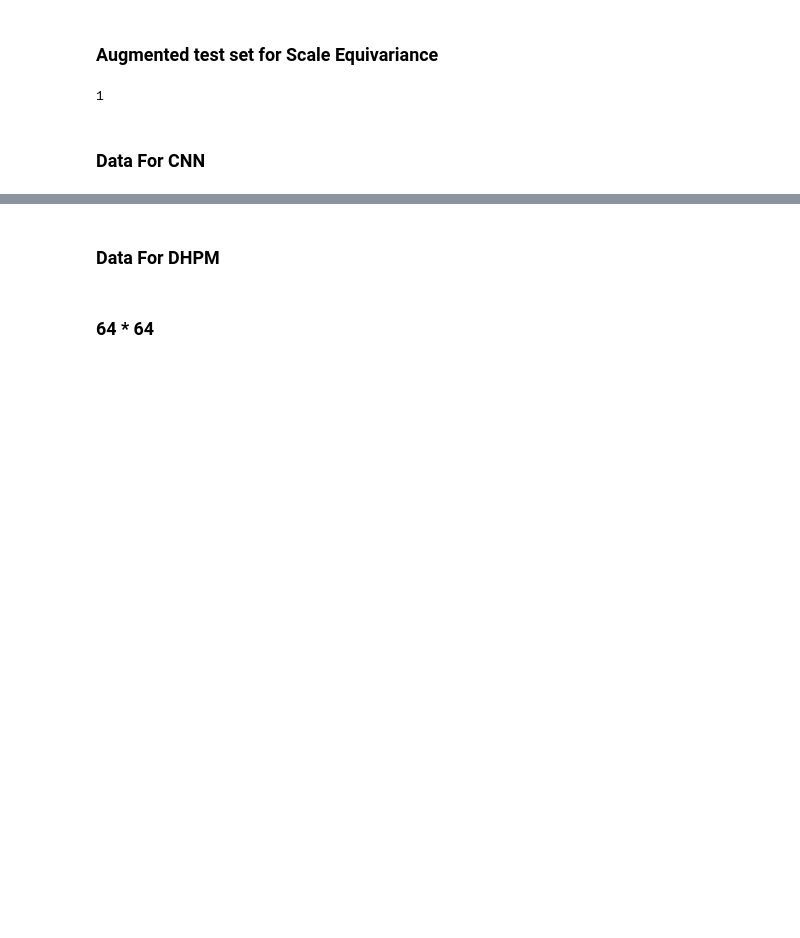
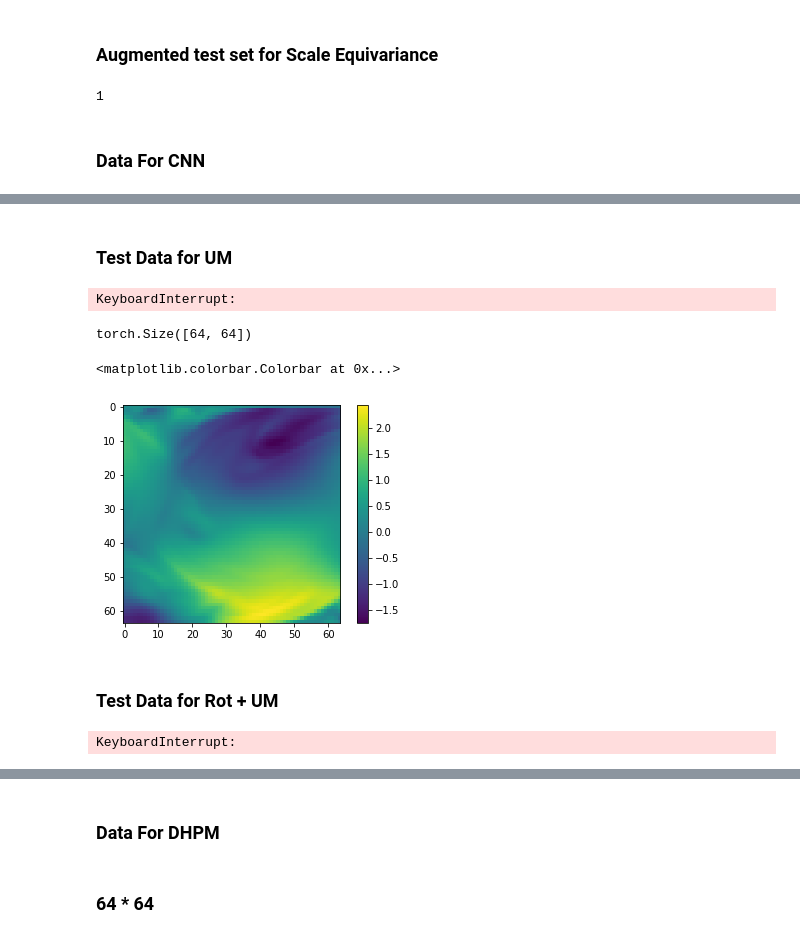
Before and after one commit to lizzij/Turbulence, a Jupyter notebook: Data/data_prep.ipynb, the cells around one changed output, grey strips where cells are left out. Drawn from its saved outputs; the diff is of its cells as text; code cells hidden in the pictures; blank space fills up the shorter version.

```diff
--- a/Data/data_prep.ipynb
+++ b/Data/data_prep.ipynb
@@ -112,0 +175,40 @@ for j in range(0, 1510-100):
+# %% [markdown]
+### Test Data for UM
+# %%
+def sample_spherical(npoints, ndim=3):
+    vec = np.random.randn(ndim, npoints)
+    vec /= np.linalg.norm(vec, axis=0)
+    return vec
+
+def uniform_motion(img, unit_vector):
+    return img + torch.FloatTensor(unit_vector).repeat(img.shape[0], img.shape[-1]**2).view(img.shape)
+# %%
+direc = "/global/cscratch1/sd/roseyu/Eliza/TF-net/Data/data_64/sample_"
+for i in tqdm(range(8000+157, 9870)):
+    um_vector = sample_spherical(1, 2)
+    img = torch.load(direc + str(i) + ".pt")#+(torch.rand(1, 2, 1, 1)*4-2
+    um_img = torch.cat([uniform_motion(img, um_vector) for j in range(img.shape[0])], dim = 0)
+    #break
+    torch.save(um_img, "/global/cscratch1/sd/roseyu/Eliza/TF-net/Data/um_64/sample_" + str(i) + ".pt")
+# %% [output]
+KeyboardInterrupt:
+# %%
+print(um_img[50,0].shape)
+plt.imshow(um_img[50,0].cpu().data.numpy())
+plt.colorbar()
+# %% [output]
+torch.Size([64, 64])
+<matplotlib.colorbar.Colorbar at 0x...>
+[figure, added]
+# %% [markdown]
+### Test Data for Rot + UM
+# %%
+direc = "/global/cscratch1/sd/roseyu/Eliza/TF-net/Data/rot_64/sample_"
+for i in tqdm(range(8000+164, 9870)):
+    um_vector = sample_spherical(1, 2)
+    img = torch.load(direc + str(i) + ".pt")#+(torch.rand(1, 2, 1, 1)*4-2
+    rot_um_img = torch.cat([uniform_motion(img, um_vector) for j in range(img.shape[0])], dim = 0)
+    #break
+    torch.save(rot_um_img, "/global/cscratch1/sd/roseyu/Eliza/TF-net/Data/rot_um_64/sample_" + str(i) + ".pt")
+# %% [output]
+KeyboardInterrupt:
```
Also changed, not shown: parts of 10 cells of this notebook, 30 other files.
